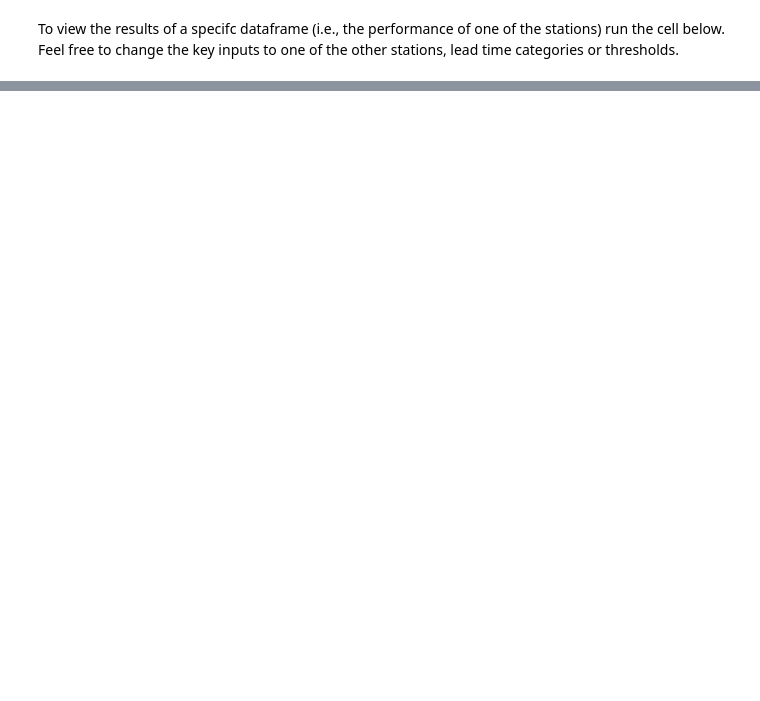
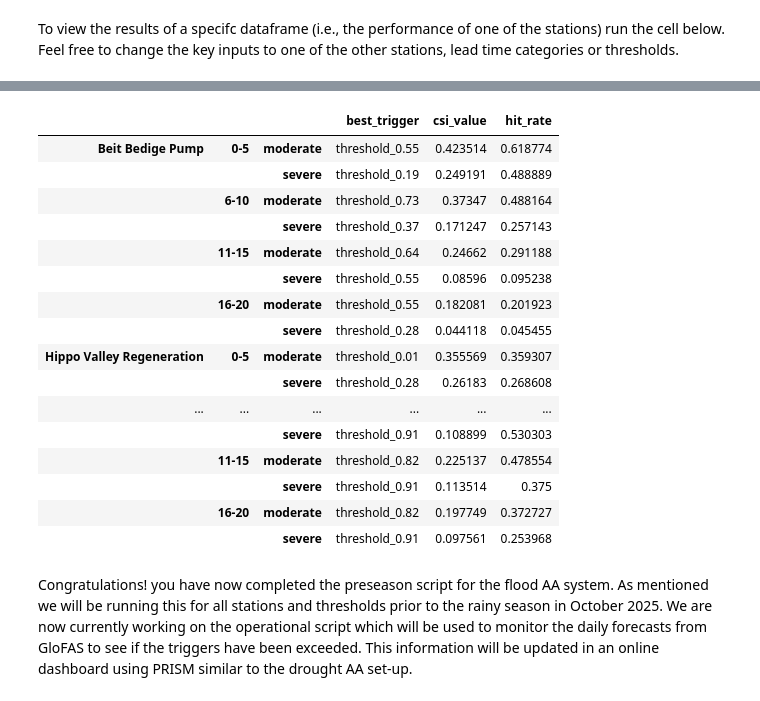
Before and after one commit to jamie-towner4/flood_aa_training, a Jupyter notebook: aa_preseason.ipynb, the cells around one changed output, grey strips where cells are left out. Cells and saved outputs as stored; diff of their text form; code cells hidden in the pictures; blank space fills up the shorter version.

Commit message:
Updated aa_preseason script

```diff
--- a/aa_preseason.ipynb
+++ b/aa_preseason.ipynb
@@ -81,7 +103,7 @@ for forecast_file in tqdm(forecast_files, desc="Processing forecast files"):
     forecast_issue_date = pd.to_datetime(forecast_issue_ns, unit='ns')
 
     # Define the lead times
-    lead_times = list(range(0, 16))  # 0 to 46 days
+    lead_times = list(range(0, 15))  # 0 up to 46 days
 
     # Loop over station metadata to extract information for each station
     for index, station_row in station_info.iterrows():
@@ -144,3 +166,7 @@ for forecast_file in tqdm(forecast_files, desc="Processing forecast files"):
 
                     # Append the events dictionary to the list
                     events.append(events_dict)
+
+# Create a data frame from the list of event dictionaries
+events_df = pd.DataFrame(events)
+print("Processing complete.")
@@ -215,14 +237,8 @@ def calculate_metrics(df):
     false_alarms = {}
     misses = {}
     correct_rejections = {}
-    tolerant_hits = {}
-    tolerant_false_alarms = {}
-    tolerant_misses = {}
-    tolerant_correct_rejections = {}
     hit_rate = {}
     false_alarm_rate = {}
-    tolerant_hit_rate = {}
-    tolerant_false_alarm_rate = {}
     csi = {}
     pss = {}
     f1_scores = {}
@@ -235,19 +251,11 @@ def calculate_metrics(df):
         misses[column] = ((df['observed event'] == 1) & (df[column] == 0)).sum()
         correct_rejections[column] = ((df['observed event'] == 0) & (df[column] == 0)).sum()
 
-        tolerant_hits[column] = ((df['tolerant observed event'] == 1) & (df[column] == 1)).sum()
-        tolerant_false_alarms[column] = ((df['tolerant observed event'] == 0) & (df[column] == 1)).sum()
-        tolerant_misses[column] = ((df['tolerant observed event'] == 1) & (df[column] == 1)).sum()
-        tolerant_correct_rejections[column] = ((df['tolerant observed event'] == 0) & (df[column] == 0)).sum()
-
         # calculate verification metrics
         total_observed_events = hits[column] + misses[column]
         total_forecasted_events = hits[column] + false_alarms[column]
-        tolerant_total_forecasted_events = tolerant_hits[column] + tolerant_false_alarms[column]
         hit_rate[column] = hits[column] / total_observed_events if total_observed_events > 0 else 0
         false_alarm_rate[column] = false_alarms[column] / total_forecasted_events if total_forecasted_events > 0 else 0
-        tolerant_hit_rate[column] = tolerant_hits[column] / total_observed_events if total_observed_events > 0 else 0
-        tolerant_false_alarm_rate[column] = tolerant_false_alarms[column] / tolerant_total_forecasted_events if total_forecasted_events > 0 else 0
         csi[column] = hits[column] / (hits[column] + false_alarms[column] + misses[column]) if (hits[column] + false_alarms[column] + misses[column]) > 0 else 0
         pss[column] = (hits[column] * correct_rejections[column] - false_alarms[column] * misses[column]) / \
                       ((hits[column] + misses[column]) * (false_alarms[column] + correct_rejections[column])) if (hits[column] + misses[column]) * (false_alarms[column] + correct_rejections[column]) > 0 else 0
@@ -263,13 +271,6 @@ def calculate_metrics(df):
     hit_rate_df = pd.DataFrame(hit_rate, index=['hit rate'])
     false_alarm_rate_df = pd.DataFrame(false_alarm_rate, index=['false alarm rate'])
 
-    tolerant_hits_df = pd.DataFrame(tolerant_hits, index=['tolerant hits'])
-    tolerant_false_alarms_df = pd.DataFrame(tolerant_false_alarms, index=['tolerant false alarms'])
-    tolerant_misses_df = pd.DataFrame(tolerant_misses, index=['tolerant misses'])
-    tolerant_correct_rejections_df = pd.DataFrame(tolerant_correct_rejections, index=['tolerant correct rejections'])
-    tolerant_hit_rate_df = pd.DataFrame(tolerant_hit_rate, index=['tolerant hit rate'])
-    tolerant_false_alarm_rate_df = pd.DataFrame(tolerant_false_alarm_rate, index=['tolerant false alarm rate'])
-
     csi_df = pd.DataFrame(csi, index=['csi'])
     pss_df = pd.DataFrame(pss, index=['pss'])
     f1_scores_df = pd.DataFrame(f1_scores, index=['f1 score'])
@@ -277,8 +278,8 @@ def calculate_metrics(df):
     # concatenate the metrics dataframes
     metrics_df = pd.concat([
         hits_df, false_alarms_df,
-        misses_df, correct_rejections_df, hit_rate_df, false_alarm_rate_df, tolerant_hits_df, tolerant_false_alarms_df,
-        tolerant_misses_df, tolerant_correct_rejections_df, tolerant_hit_rate_df, tolerant_false_alarm_rate_df, csi_df, pss_df, f1_scores_df,
+        misses_df, correct_rejections_df, hit_rate_df, false_alarm_rate_df,
+        csi_df, pss_df, f1_scores_df,
     ])
 
     return metrics_df
@@ -300,0 +337,3 @@ specific_df = grouped_dfs["Nyakapupu",'0-5','severe']
+# %%
+# Create an empty dictionary to store the best triggers
+best_triggers = {}
@@ -300,0 +401,22 @@ specific_df = grouped_dfs["Nyakapupu",'0-5','severe']
+# %%
+# Convert the best_triggers dictionary to a DataFrame for better readability
+best_triggers_df = pd.DataFrame(best_triggers).T
+best_triggers_df
+# %% [output]
+|  |  |  | best_trigger | csi_value | hit_rate |
+| Beit Bedige Pump | 0-5 | moderate | threshold_0.55 | 0.423514 | 0.618774 |
+|  |  | severe | threshold_0.19 | 0.249191 | 0.488889 |
+|  | 6-10 | moderate | threshold_0.73 | 0.37347 | 0.488164 |
+|  |  | severe | threshold_0.37 | 0.171247 | 0.257143 |
+|  | 11-15 | moderate | threshold_0.64 | 0.24662 | 0.291188 |
+|  |  | severe | threshold_0.55 | 0.08596 | 0.095238 |
+|  | 16-20 | moderate | threshold_0.55 | 0.182081 | 0.201923 |
+|  |  | severe | threshold_0.28 | 0.044118 | 0.045455 |
+| Hippo Valley Regeneration | 0-5 | moderate | threshold_0.01 | 0.355569 | 0.359307 |
+|  |  | severe | threshold_0.28 | 0.26183 | 0.268608 |
+| ... | ... | ... | ... | ... | ... |
+|  |  | severe | threshold_0.91 | 0.108899 | 0.530303 |
+|  | 11-15 | moderate | threshold_0.82 | 0.225137 | 0.478554 |
+|  |  | severe | threshold_0.91 | 0.113514 | 0.375 |
+|  | 16-20 | moderate | threshold_0.82 | 0.197749 | 0.372727 |
+|  |  | severe | threshold_0.91 | 0.097561 | 0.253968 |
@@ -300,0 +426,2 @@ specific_df = grouped_dfs["Nyakapupu",'0-5','severe']
+# %% [markdown]
+Congratulations! you have now completed the preseason script for the flood AA system. As mentioned we will be running this for all stations and thresholds prior to the rainy season in October 2025. We are now currently working on the operational script which will be used to monitor the daily forecasts from GloFAS to see if the triggers have been exceeded. This information will be updated in an online dashboard using PRISM similar to the drought AA set-up.
```
Also changed, not shown: parts of 12 cells of this notebook, 1 other file.
